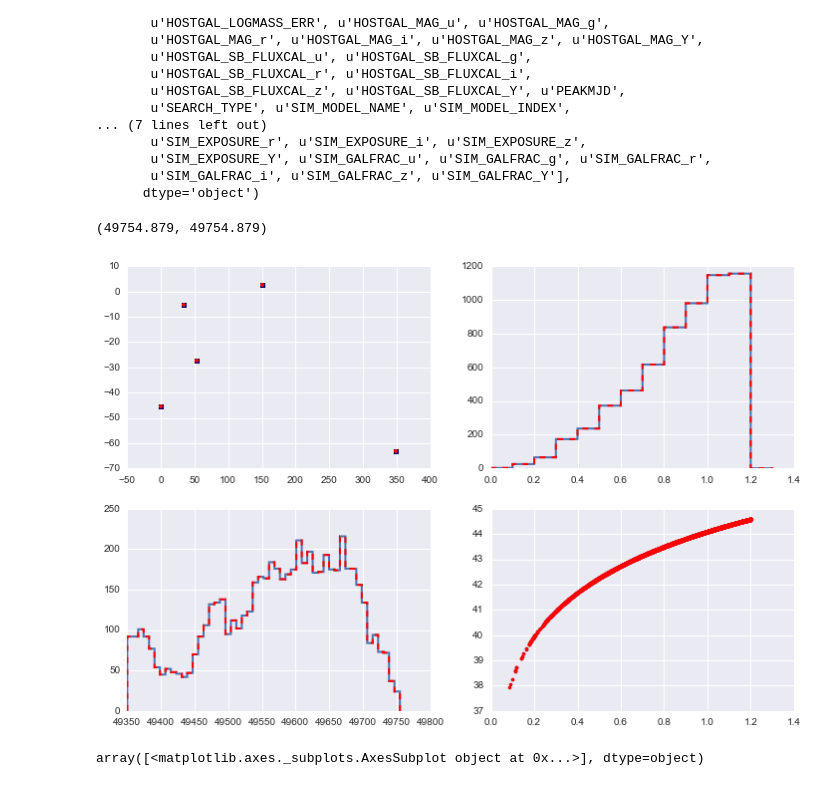
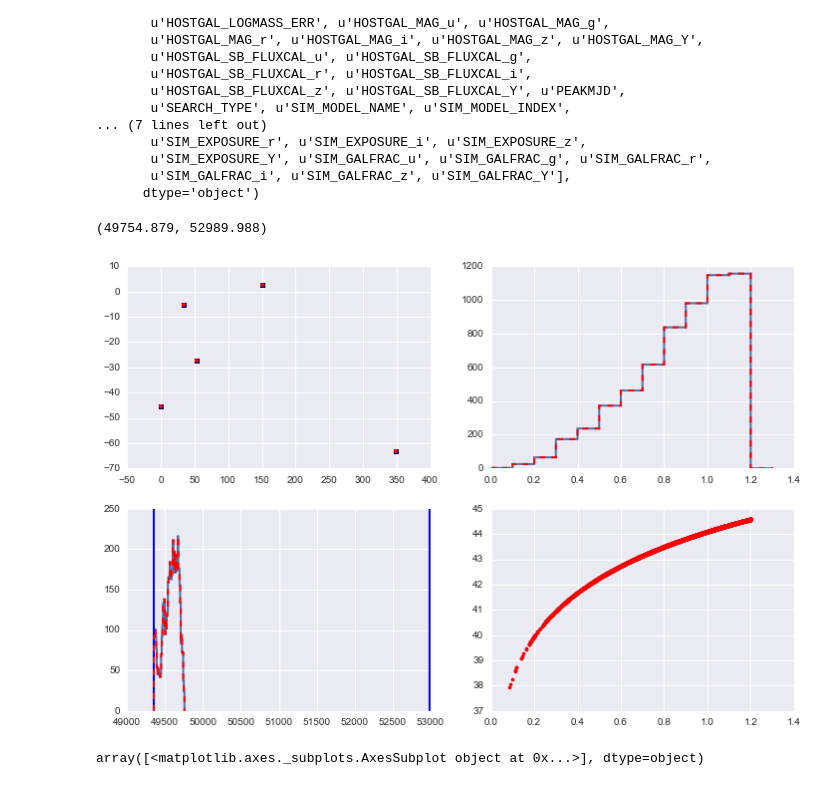
Before and after one commit to rbiswas4/DataQualityChar, a Jupyter notebook: examples/CheckingDataSims.ipynb, the cells around one changed output. Drawn from its saved outputs; the diff is of its cells as text; code cells hidden in the pictures.

Commit message:
On the latest ipython notebook 	modified:   examples/CheckingDataSims.ipynb

```diff
--- a/examples/CheckingDataSims.ipynb
+++ b/examples/CheckingDataSims.ipynb
@@ -14,6 +14,7 @@ from astropy.table import Table
 # %%
 oldDir = '/Users/rbiswas/Downloads/ENIGMA_LSSTDEEP_Y1'
 newDir = '/Users/rbiswas/Downloads/ENIGMA_LSSTDEEP_Y1_2016/'
+newDir2 = '/Users/rbiswas/data/SNDATA/SIM/ENIGMA_LSSTDEEP_Y1D_2016/'
 # %%
 fname = os.path.join(oldDir, 'LSST_Ia_HEAD.FITS')
 hdulist = fits.open(fname)
@@ -23,6 +24,10 @@ head1 = pd.DataFrame(data)
 hdulist = fits.open(fname)
 data = hdulist[1].data
 head2 = pd.DataFrame(data)
+fname = os.path.join(newDir2, 'LSST_Ia_HEAD.FITS')
+hdulist = fits.open(fname)
+data = hdulist[1].data
+head3 = pd.DataFrame(data)
 # %%
 head1.columns
 # %% [output]
@@ -45,22 +50,23 @@ Index([u'SNID', u'IAUC', u'FAKE', u'RA', u'DECL', u'PIXSIZE', u'NXPIX',
       dtype='object')
 # %%
 print(head1.SIM_PEAKMJD.max(),
-head2.SIM_PEAKMJD.max())
+head3.SIM_PEAKMJD.max())
 # %% [output]
-(49754.879, 49754.879)
+(49754.879, 52989.988)
 # %%
 fig, ax = plt.subplots(2,2, figsize=(12,8))
 ax[0, 0].scatter(head1.RA, head1.DECL)
 _ = ax[0, 1].hist(head1.REDSHIFT_FINAL, bins=np.arange(0., 1.4, 0.1), histtype='step', lw=2, alpha=1.)
-_ = ax[1, 0].hist(head1.SIM_PEAKMJD, bins=50, histtype='step', lw=2., alpha=1.)
+bins, edges, num  = ax[1, 0].hist(head1.SIM_PEAKMJD, bins=50, histtype='step', lw=2., alpha=1.)
+_ = ax[1, 0].hist(head3.SIM_PEAKMJD, bins=50, histtype='step', lw=2., alpha=1., color='b')
 _ = ax[1, 1].plot(head1.REDSHIFT_FINAL, head1.SIM_DLMU, '.')
 ax[0, 0].scatter(head2.RA, head2.DECL, marker='+', color='r' )
 _ = ax[0, 1].hist(head2.REDSHIFT_FINAL, bins=np.arange(0., 1.4, 0.1), histtype='step', lw=2, alpha=1., color='r', ls='dashed')
 _ = ax[1, 0].hist(head2.SIM_PEAKMJD, bins=50, histtype='step', lw=2., alpha=1., color='r',ls='dashed')
 _ = ax[1, 1].plot(head2.REDSHIFT_FINAL, head2.SIM_DLMU, '.', color='r')
 #_ = ax[1, 0].hist(head2.SIM_PEAKMJD, bins=np.arange(49330, 49700., 10.), histtype='step', lw=2., alpha=1., color='r',ls='dashed')
 # %% [output]
-[figure, old version]
+[figure, new version]
 # %%
 fig, ax  = plt.subplots()
 head1.hist('NOBS', bins=np.arange(0, 150, 1), histtype='step', lw=2., alpha=1., ax=ax)
```
